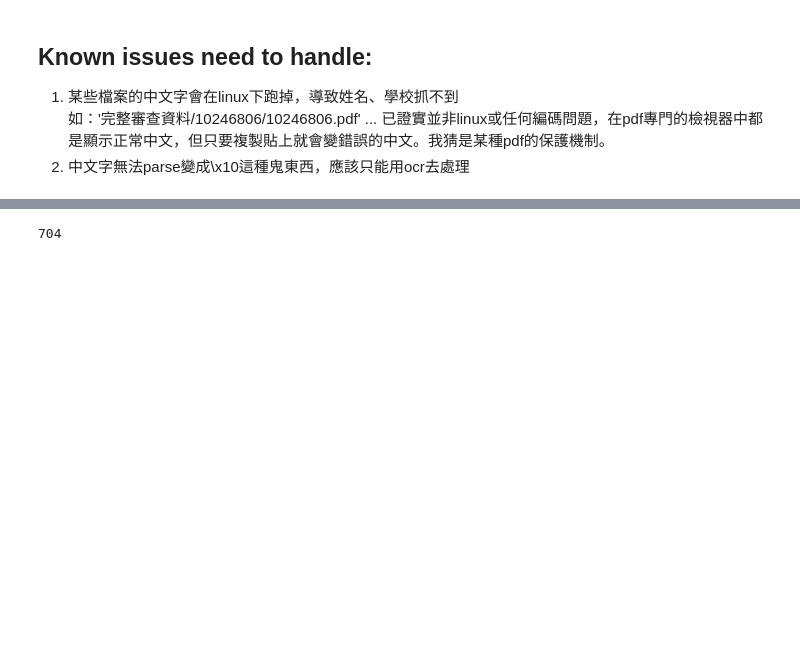
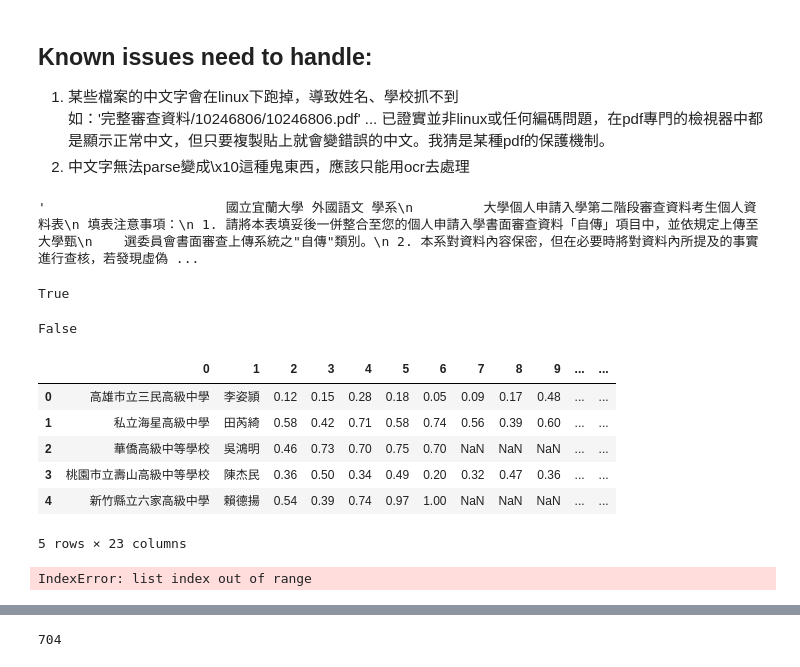
Before and after one commit to even311379/scoresheet_parser, a Jupyter notebook: parse_pdf.ipynb, the cells around one changed output, grey strips where cells are left out. Drawn from its saved outputs; the diff is of its cells as text; code cells hidden in the pictures; blank space fills up the shorter version.

Commit message:
For additional tables

```diff
--- a/parse_pdf.ipynb
+++ b/parse_pdf.ipynb
@@ -13,3 +13,26 @@ import pandas as pd
 import numpy as np
 import time
 from tqdm import tqdm_notebook as tqdm
+# %%
+test_pdf_files = ['additional_tables/' + i for i in os.listdir('additional_tables')]
+# %%
+with open(test_pdf_files[1],"rb") as f:
+    pdf = pdftotext.PDF(f)
+for page in pdf:
+    if '大學個人申請入學第二階段審查資料' in page:
+        table_page = page
+table_page
+# %% [output]
+'                       國立宜蘭大學 外國語文 學系\n         大學個人申請入學第二階段審查資料考生個人資料表\n 填表注意事項：\n 1. 請將本表填妥後一併整合至您的個人申請入學書面審查資料「自傳」項目中，並依規定上傳至大學甄\n    選委員會書面審查上傳系統之"自傳"類別。\n 2. 本系對資料內容保密，但在必要時將對資料內所提及的事實進行查核，若發現虛偽 ...
+# %%
+tt = re.findall('擇最佳成績填入\)\n([\s\S]+)\n    一、您為何選擇本系就讀？',table_page)[0]
+('公民' in tt) or ('生涯' in tt)
+# tt = re.split(' +',tt.replace('\n',''))
+# rest = [tt[2],float(tt[3]),tt[4],float(tt[5]),tt[1]+tt[-1],float(tt[-2])]
+# rest
+# %% [output]
+True
+# %%
+'公民' in tt
+# %% [output]
+False
@@ -15,0 +87,36 @@ from tqdm import tqdm_notebook as tqdm
+# %%
+O = []
+for file in test_pdf_files:
+    with open(file, 'rb') as f:
+        pdf = pdftotext.PDF(f)
+    if len(pdf) < 4:
+        print('This file is so wierd.')
+        continue
+    for i, page in enumerate(pdf):
+        if '大學個人申請入學第二階段審查資料' in page:
+            table_page = page
+            break
+    else:
+        print('This file does not contain our target table!')
+        print(file)
+        print('***************************************')
+        continue
+    try:
+        O.append(additional_table_parser(table_page))
+    except Exception as e:
+        print(e)
+        print(file)
+# %%
+pd.DataFrame(O)
+# %% [output]
+|  | 0 | 1 | 2 | 3 | 4 | 5 | 6 | 7 | 8 | 9 | ... | ... |
+| 0 | 高雄市立三民高級中學 | 李姿頴 | 0.12 | 0.15 | 0.28 | 0.18 | 0.05 | 0.09 | 0.17 | 0.48 | ... | ... |
+| 1 | 私立海星高級中學 | 田芮綺 | 0.58 | 0.42 | 0.71 | 0.58 | 0.74 | 0.56 | 0.39 | 0.60 | ... | ... |
+| 2 | 華僑高級中等學校 | 吳鴻明 | 0.46 | 0.73 | 0.70 | 0.75 | 0.70 | NaN | NaN | NaN | ... | ... |
+| 3 | 桃園市立壽山高級中等學校 | 陳杰民 | 0.36 | 0.50 | 0.34 | 0.49 | 0.20 | 0.32 | 0.47 | 0.36 | ... | ... |
+| 4 | 新竹縣立六家高級中學 | 賴德揚 | 0.54 | 0.39 | 0.74 | 0.97 | 1.00 | NaN | NaN | NaN | ... | ... |
+5 rows × 23 columns
+# %%
+additional_table_parser('additional_tables/10119812_test.pdf')
+# %% [output]
+IndexError: list index out of range
```
Also changed, not shown: parts of 2 cells of this notebook, 2 other files.
